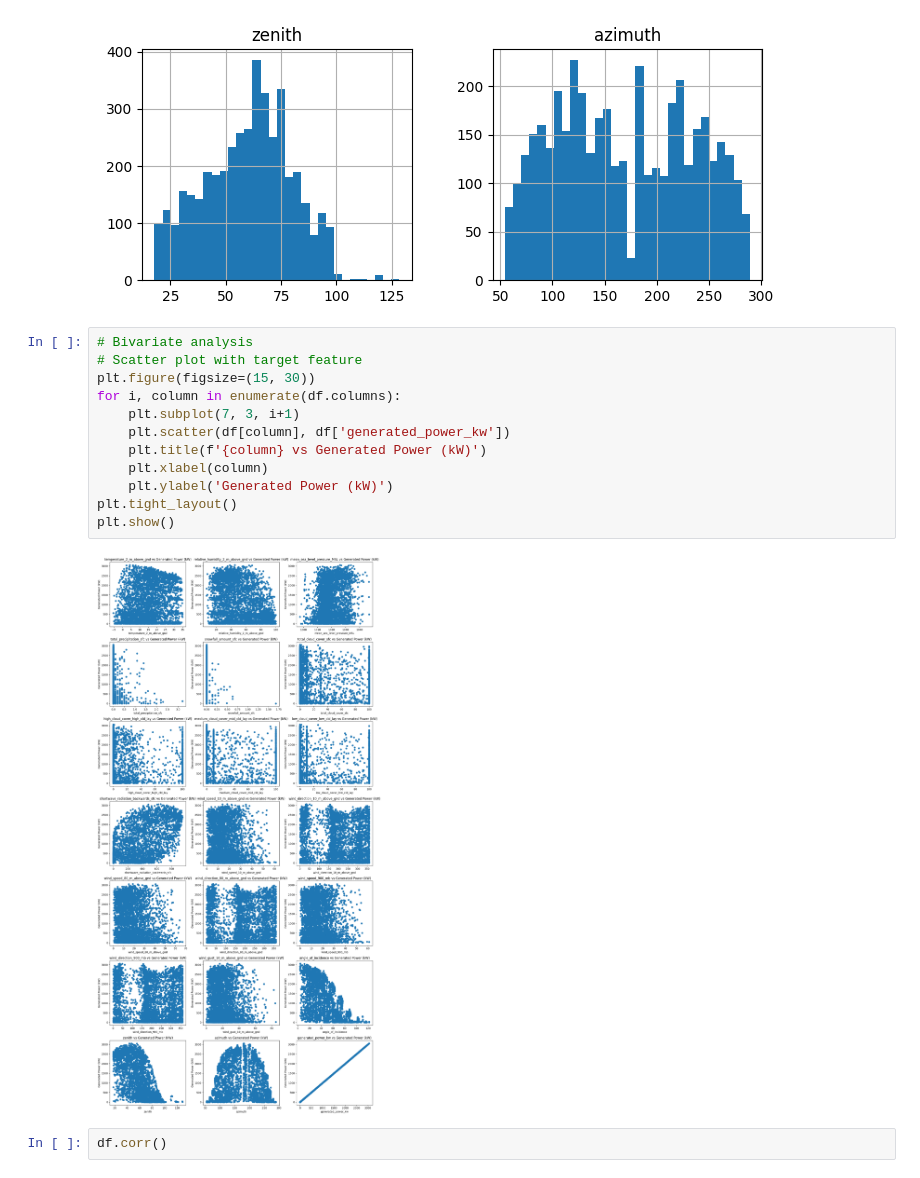
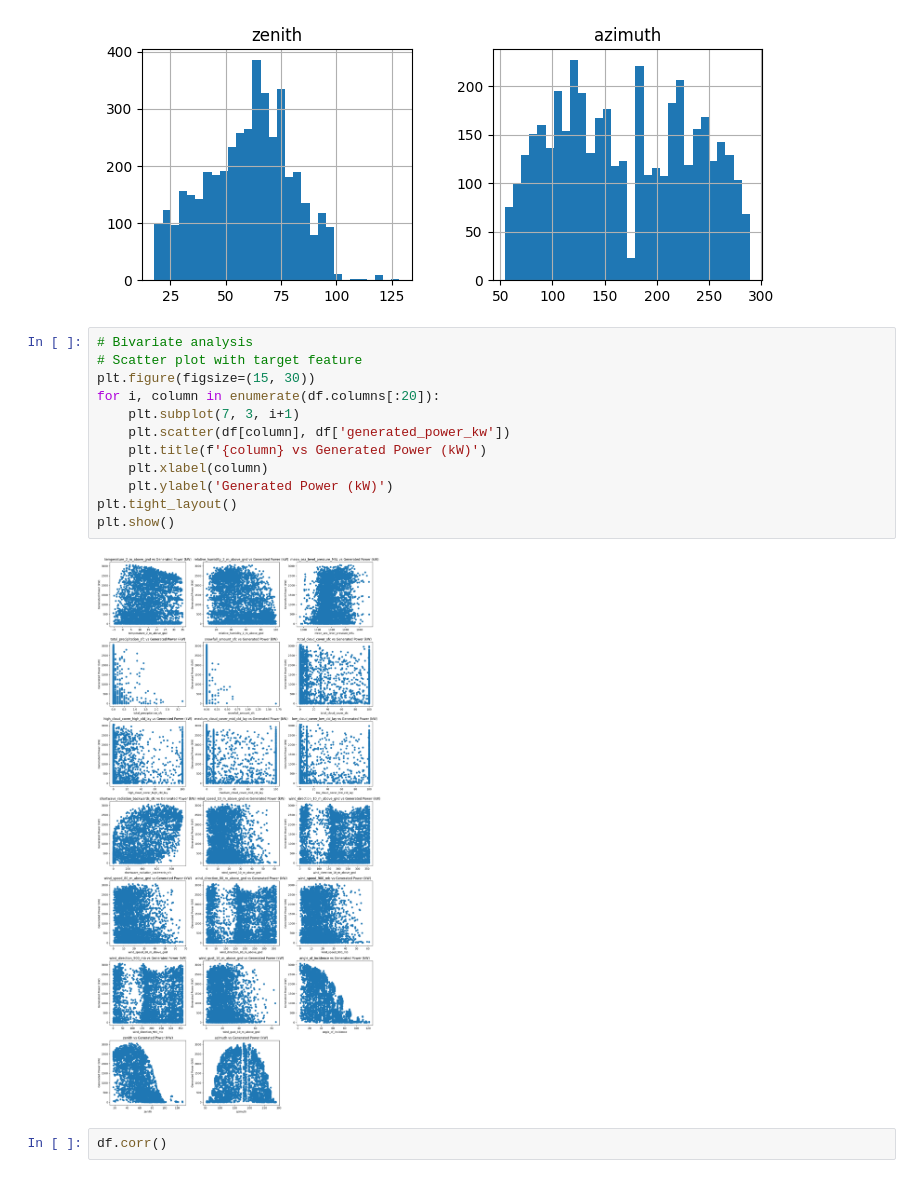
Before and after one commit to dineshmanigopal/Solar-Power-Predictor-using-Linear-Regression, a Jupyter notebook: solarpowerpridector.ipynb, the cells around one changed output. Drawn from its saved outputs; the diff is of its cells as text.

```diff
--- a/solarpowerpridector.ipynb
+++ b/solarpowerpridector.ipynb
@@ -170,17 +170,17 @@ plt.show()
 # %%
 # Bivariate analysis
 # Scatter plot with target feature
 plt.figure(figsize=(15, 30))
-for i, column in enumerate(df.columns):
+for i, column in enumerate(df.columns[:20]):
 	plt.subplot(7, 3, i+1)
 	plt.scatter(df[column], df['generated_power_kw'])
 	plt.title(f'{column} vs Generated Power (kW)')
 	plt.xlabel(column)
 	plt.ylabel('Generated Power (kW)')
 plt.tight_layout()
 plt.show()
 # %% [output]
-[figure, old version]
+[figure, new version]
 # %%
 df.corr()
 # %% [output]
```
